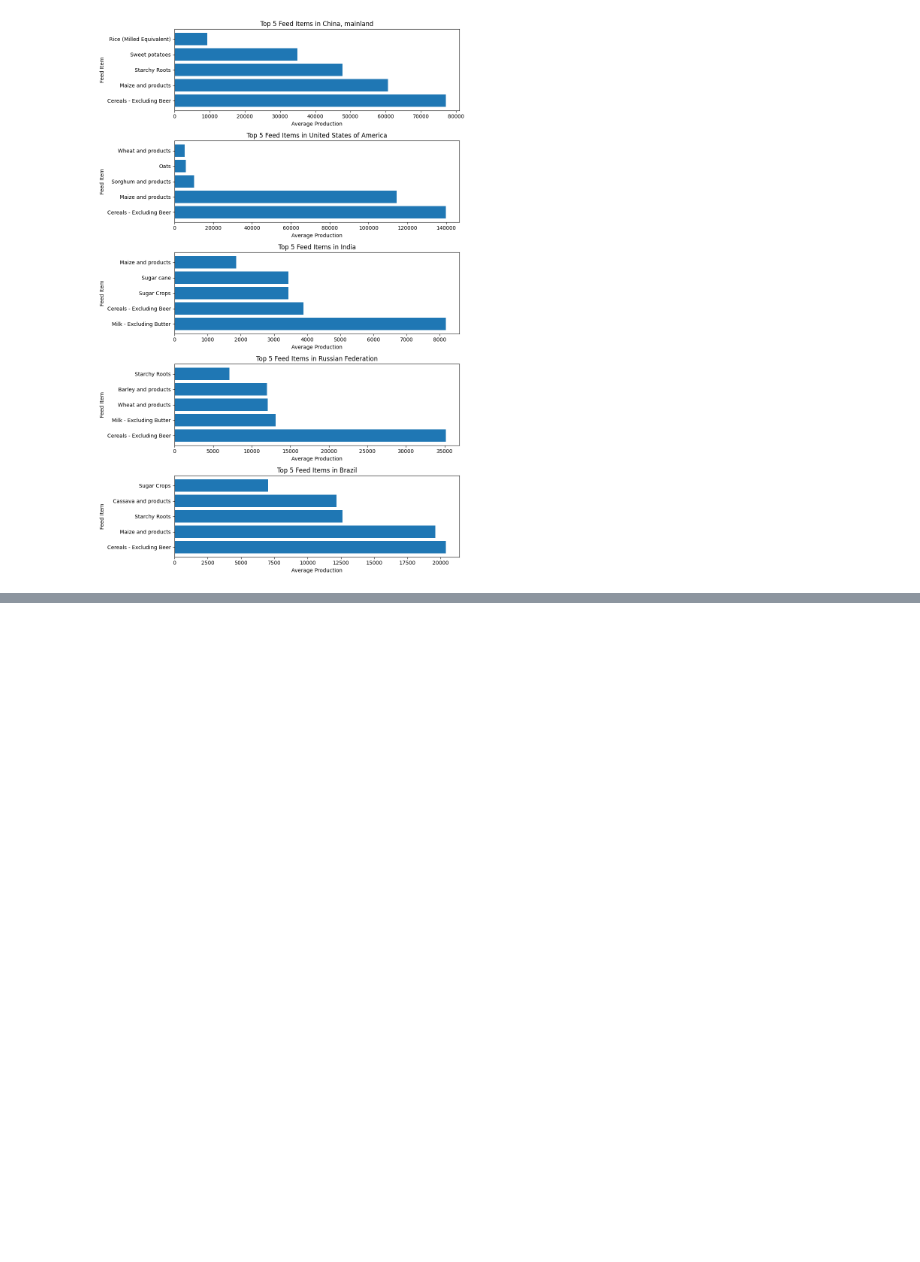
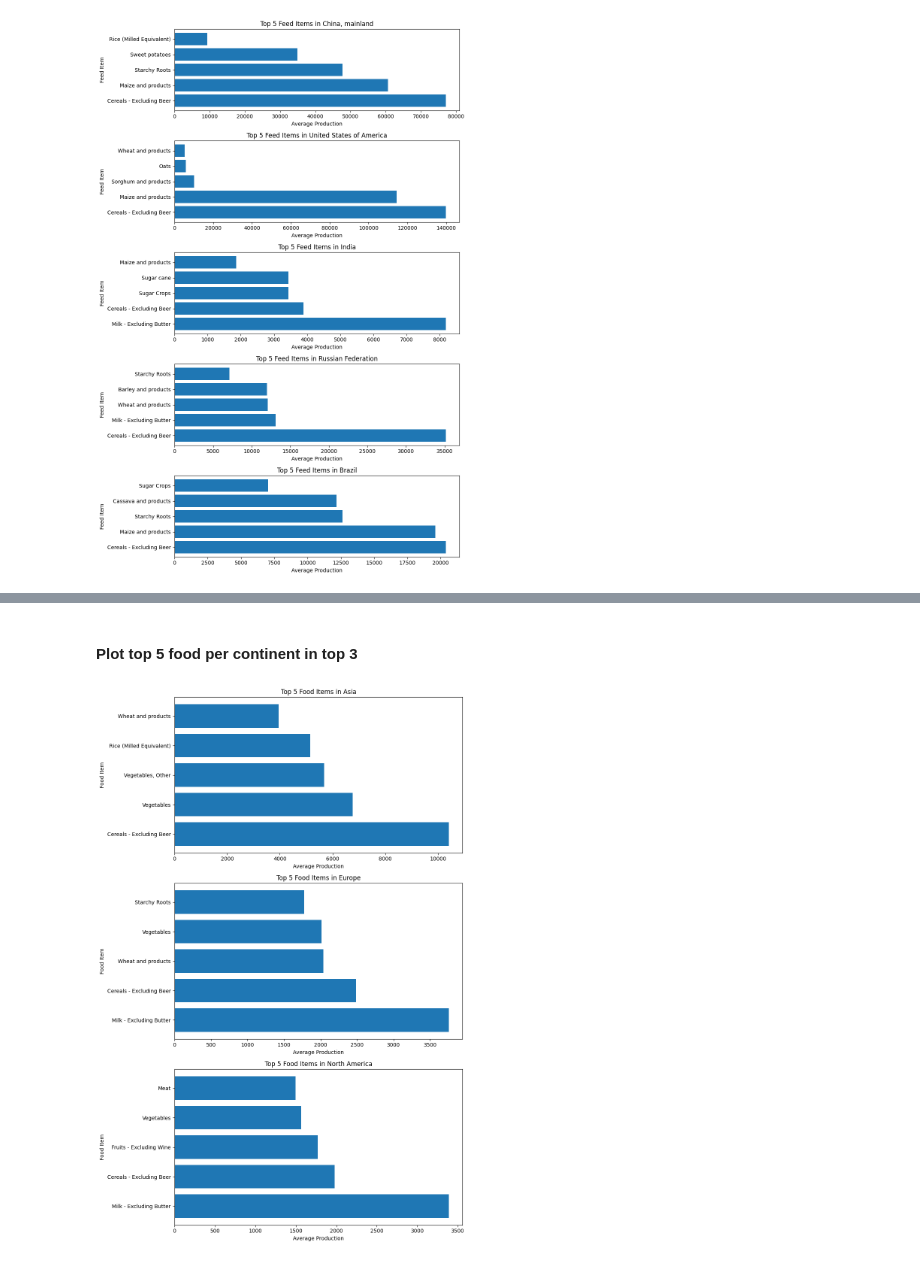
Before and after one commit to JoshuaEntrata/DataViz_Assessment1, a Jupyter notebook: comparison_plot.ipynb, the cells around one changed output, grey strips where cells are left out. Saved outputs shown, nothing was run; the diff lists cells and outputs as text; code cells hidden in the pictures; blank space fills up the shorter version.

Commit message:
plot top 3 continent

```diff
--- a/comparison_plot.ipynb
+++ b/comparison_plot.ipynb
@@ -148,0 +163,3 @@ plt.show()
+# %%
+top_3_continents = merged_df.groupby('continent')['average_production'].mean().nlargest(3)
+top_3_continents
@@ -148,0 +174,3 @@ plt.show()
+# %%
+food_by_continent = (merged_df['continent'].isin(top_3_continents.index)) & (merged_df['element'] == 'Food')
+feed_by_continent = (merged_df['continent'].isin(top_3_continents.index)) & (merged_df['element'] == 'Feed')
@@ -148,0 +195,5 @@ plt.show()
+# %%
+top_5_food_per_continent = merged_df[food_by_continent].groupby(['continent', 'item'])['average_production'].mean()
+top_5_food_per_continent = top_5_food_per_continent.groupby('continent').nlargest(5).reset_index(level=0, drop=True).reset_index()
+
+top_5_food_per_continent
@@ -148,0 +217,17 @@ plt.show()
+# %% [markdown]
+#### Plot top 5 food per continent in top 3
+# %%
+fig, axes = plt.subplots(nrows=len(top_3_continents), figsize=(10, 15))
+
+for i, continent in enumerate(top_3_continents.index):
+    country_data = top_5_food_per_continent[top_5_food_per_continent['continent'] == continent]
+
+    axes[i].barh(country_data['item'], country_data['average_production'])
+    axes[i].set_title(f'Top 5 Food Items in {continent}')
+    axes[i].set_xlabel('Average Production')
+    axes[i].set_ylabel('Food Item')
+
+plt.tight_layout()
+plt.show()
+# %% [output]
+[figure, added]
```
Also changed, not shown: parts of 18 cells of this notebook.
